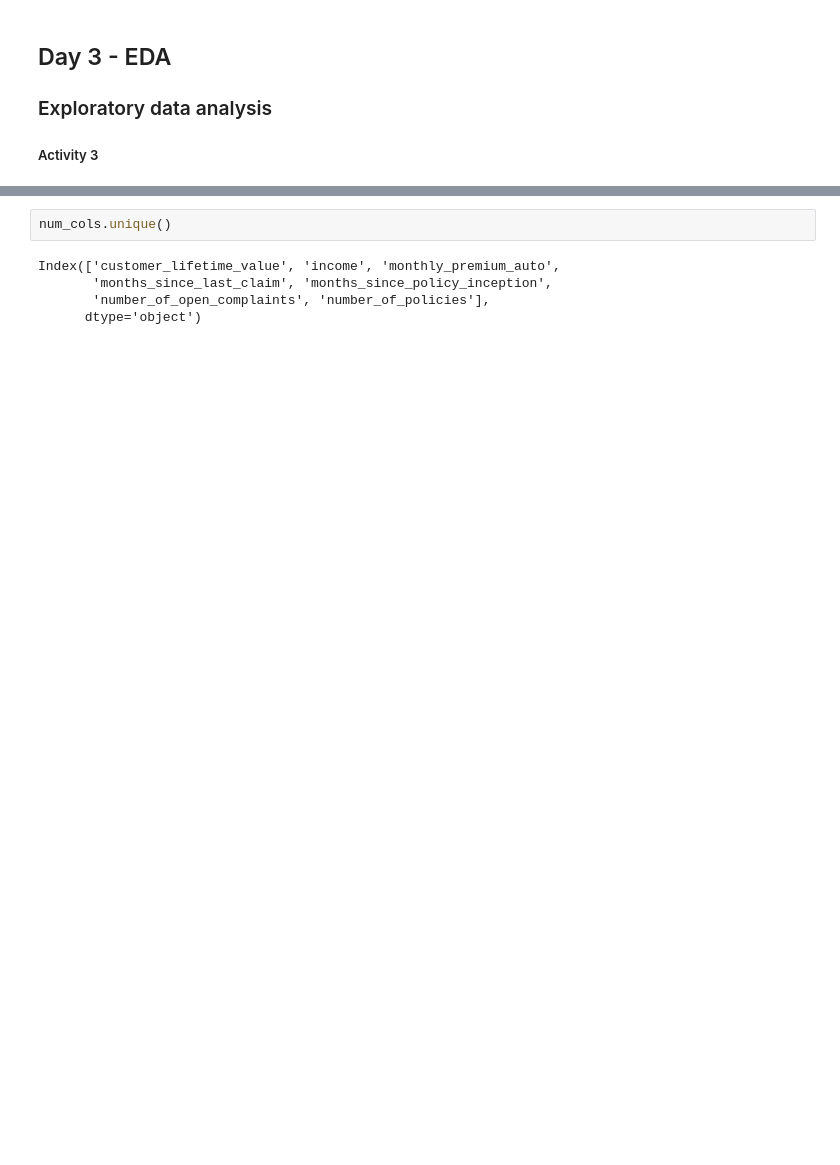
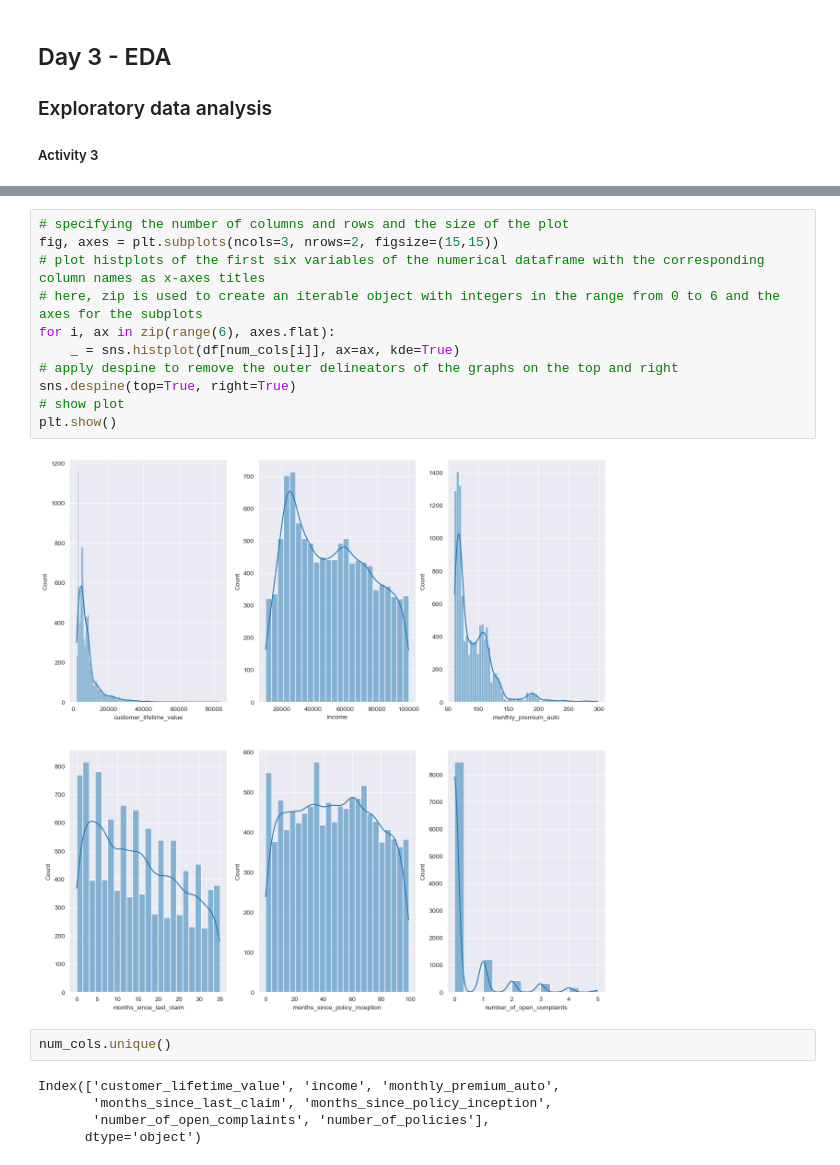
Before and after one commit to Phylanxy/Labs, a Jupyter notebook: week 2/Day 2/Lab_EDA.ipynb, the cells around one changed output, grey strips where cells are left out. Drawn from its saved outputs; the diff is of its cells as text; blank space fills up the shorter version.

```diff
--- a/week 2/Day 2/Lab_EDA.ipynb
+++ b/week 2/Day 2/Lab_EDA.ipynb
@@ -66,3 +29,16 @@ for col in num_cols:
+# %%
+# specifying the number of columns and rows and the size of the plot
+fig, axes = plt.subplots(ncols=3, nrows=2, figsize=(15,15))
+# plot histplots of the first six variables of the numerical dataframe with the corresponding column names as x-axes titles
+# here, zip is used to create an iterable object with integers in the range from 0 to 6 and the axes for the subplots
+for i, ax in zip(range(6), axes.flat):
+    _ = sns.histplot(df[num_cols[i]], ax=ax, kde=True)
+# apply despine to remove the outer delineators of the graphs on the top and right
+sns.despine(top=True, right=True)
+# show plot
+plt.show()
+# %% [output]
+[figure, added]
 # %%
 num_cols.unique()
 # %% [output]
```
Also changed, not shown: parts of 26 cells of this notebook, 1 other file.
